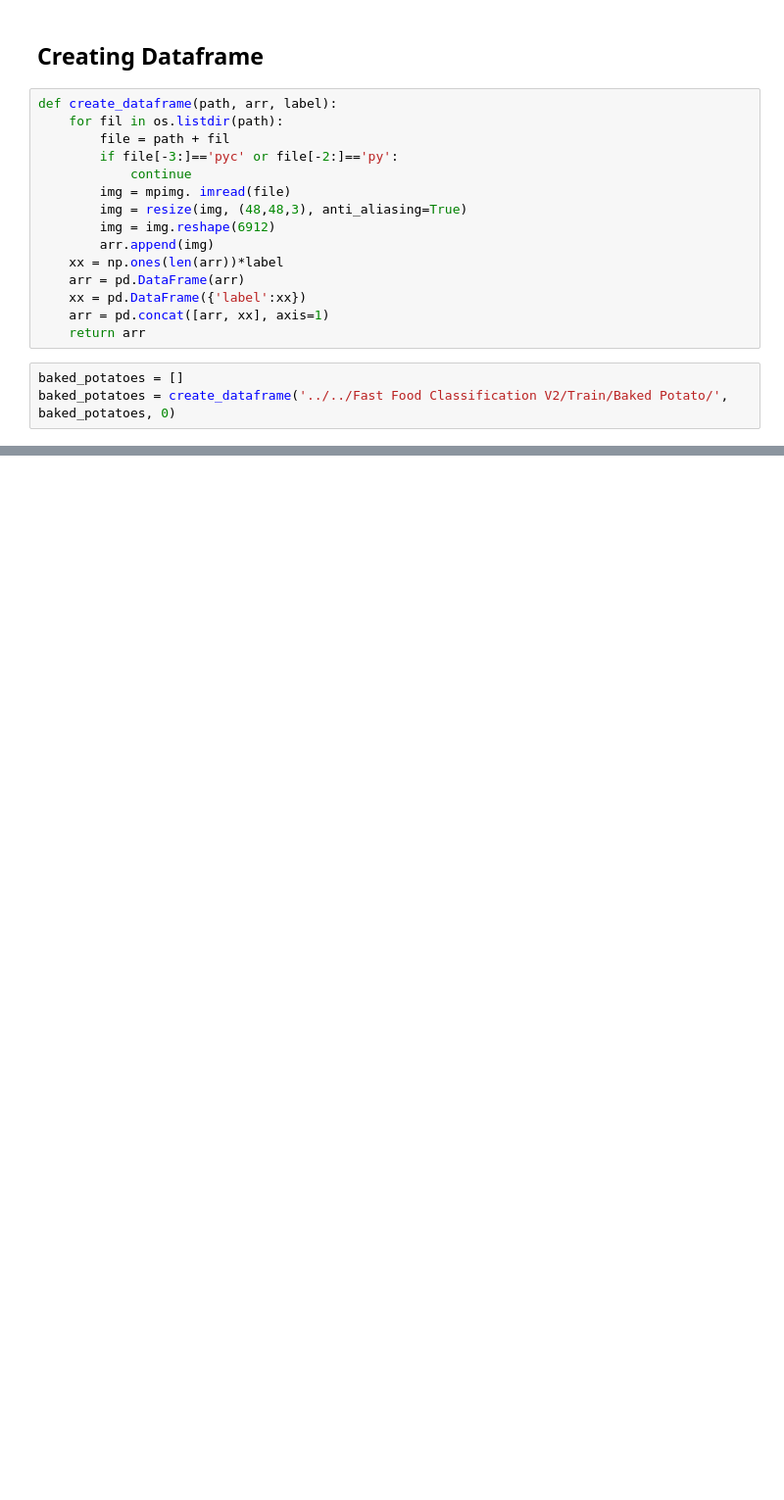
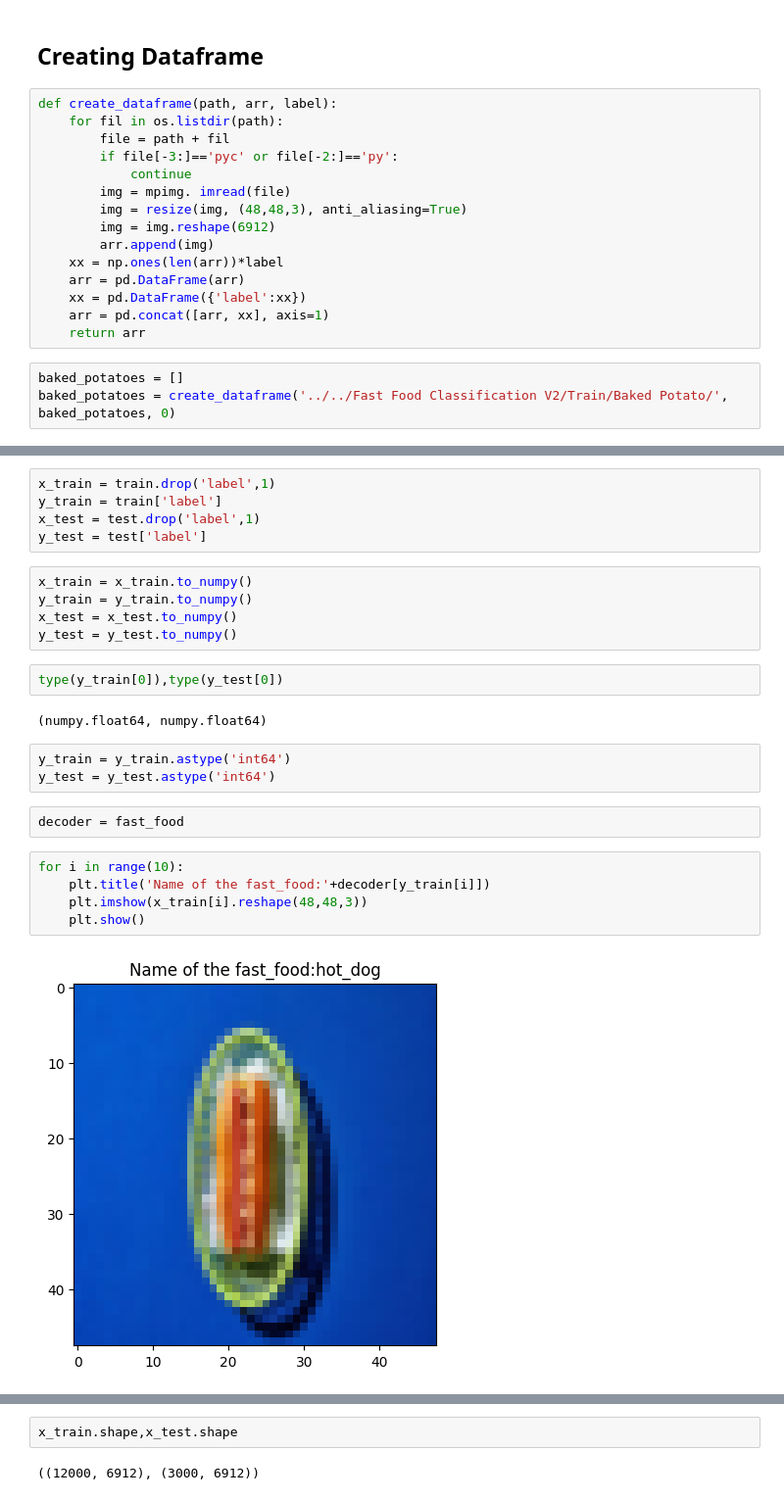
Before and after one commit to prspct15/isp560-project, a Jupyter notebook: main.ipynb, the cells around one changed output, grey strips where cells are left out. Shown at 98% size. Saved outputs shown, nothing was run; the diff lists cells and outputs as text; blank space fills up the shorter version.

```diff
--- a/main.ipynb
+++ b/main.ipynb
@@ -131,0 +366,26 @@ SyntaxError: not a PNG file (<string>)
+# %%
+x_train = train.drop('label',1)
+y_train = train['label']
+x_test = test.drop('label',1)
+y_test = test['label']
+# %%
+x_train = x_train.to_numpy()
+y_train = y_train.to_numpy()
+x_test = x_test.to_numpy()
+y_test = y_test.to_numpy()
+# %%
+type(y_train[0]),type(y_test[0])
+# %% [output]
+(numpy.float64, numpy.float64)
+# %%
+y_train = y_train.astype('int64')
+y_test = y_test.astype('int64')
+# %%
+decoder = fast_food
+# %%
+for i in range(10):
+    plt.title('Name of the fast_food:'+decoder[y_train[i]])
+    plt.imshow(x_train[i].reshape(48,48,3))
+    plt.show()
+# %% [output]
+[figure, added]
@@ -131,0 +401,4 @@ SyntaxError: not a PNG file (<string>)
+# %%
+x_train.shape,x_test.shape
+# %% [output]
+((12000, 6912), (3000, 6912))
```
Also changed, not shown: parts of 52 cells of this notebook.
